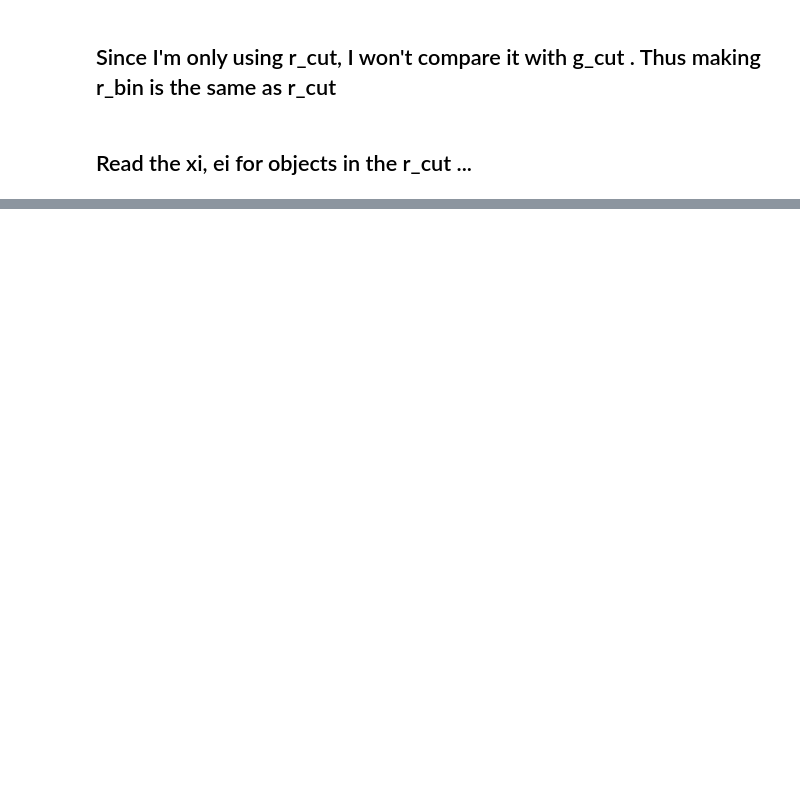
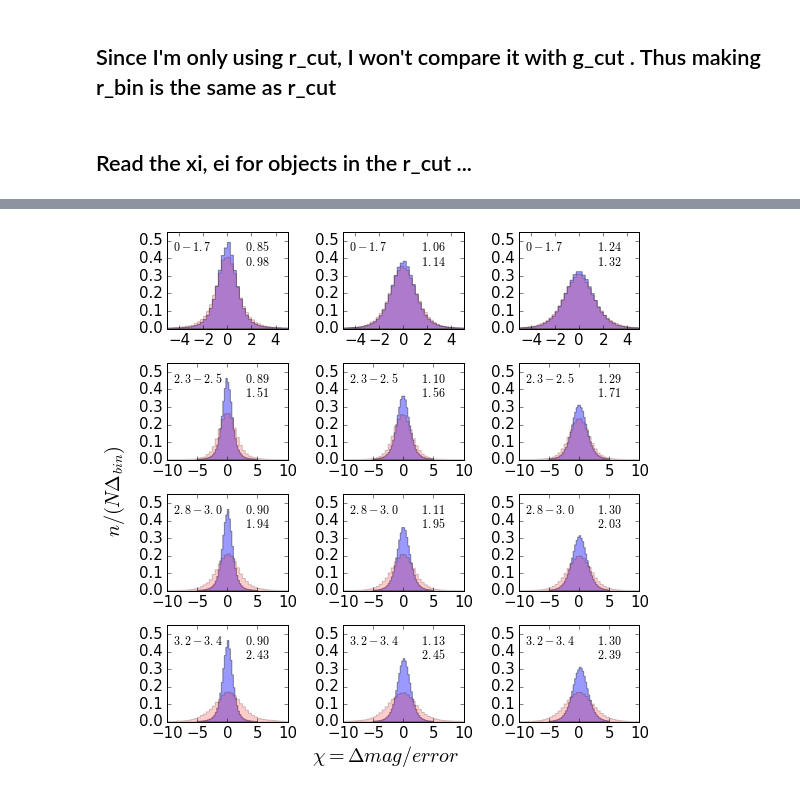
Before and after one commit to suberlak/CRTS_PROJECT, a Jupyter notebook: E_Fig_3_histogram_panels.ipynb, the cells around one changed output, grey strips where cells are left out. Cells and saved outputs as stored; diff of their text form; code cells hidden in the pictures; blank space fills up the shorter version.

Commit message:
cleaned up and updated correction factor calculation, validated

```diff
--- a/E_Fig_3_histogram_panels.ipynb
+++ b/E_Fig_3_histogram_panels.ipynb
@@ -349,0 +251,86 @@ plt.scatter(tau_min_arr, store_fc_starB[0,:])
+# %%
+# plot the same timescale-magnitude range before we get too specific...
+# if with one bin range it looks good, set testing = False, and run for all ...
+
+testing = False
+
+if testing is True :
+    # just for testing  - load only 1/16 files (one for QSO one for Stars) and experiment with how it looks
+    # if you use that, make sure to comment out those lines below !
+    j=0
+    i=0
+
+    datafileS = outDir+b+'_'+str(Min_arr[j])+'-'+str(Max_arr[j])+'_'+'starsB'+'_mi_tau_ei-log_tau_'+\
+                            str(tau_min_arr[i])+'-'+str(tau_max_arr[i])+'.txt'
+    vS = np.loadtxt(datafileS, unpack=True)
+
+    datafileQ = outDir+b+'_'+str(Min_arr[j])+'-'+str(Max_arr[j])+'_'+'qso'+'_mi_tau_ei-log_tau_'+\
+            str(tau_min_arr[i])+'-'+str(tau_max_arr[i])+'.txt'
+    vQ = np.loadtxt(datafileQ, unpack=True)
+    print('Read in the xi,tau,ei  data from \n %s and \n %s for testing...'%(datafileS, datafileQ))
+# %%
+import matplotlib
+matplotlib.rc('xtick', labelsize=15)
+matplotlib.rc('ytick', labelsize=15)
+
+%matplotlib inline
+
+fig, axs = plt.subplots(4,3, figsize=(8, 8))
+fig.subplots_adjust(wspace=0.46, hspace=0.36, left=0.12, right=0.94, bottom=0.10, top=0.95)
+
+# initiate a storage array for the robust widths of chi distributions ...
+store_fc_starB = np.zeros((3,4))
+
+for i in range(len(tau_max_arr)):  #
+    for j in range(len(Min_arr) ):  #
+
+        #a = coeffs['a'][coeffs['rMagMin'] == Min_arr[j]]
+        #b = coeffs['b'][coeffs['rMagMin'] == Min_arr[j]]
+        #tau = (tau_max_arr[i] + tau_min_arr[i])/2.0
+        #bin_fc = 1.0/ ( a* tau + b)
+
+        if testing is not True:
+            datafileS = outDir+'r_cut_'+str(Min_arr[j])+'-'+str(Max_arr[j])+'_'+'starsB'+'_mi_tau_ei-log_tau_'+\
+                        str(tau_min_arr[i])+'-'+str(tau_max_arr[i])+'.txt'
+            vS = np.loadtxt(datafileS, unpack=True)
+
+            datafileQ = outDir+'r_cut_'+str(Min_arr[j])+'-'+str(Max_arr[j])+'_'+'qso'+'_mi_tau_ei-log_tau_'+\
+                        str(tau_min_arr[i])+'-'+str(tau_max_arr[i])+'.txt'
+            vQ = np.loadtxt(datafileQ, unpack=True)
+
+        # calculate the robust width of the chi distribution ....
+        #chiS = vS[0]/(bin_fc*vS[2]) # applying the error correction : ei_corr = fc * ei
+        chiS = vS[0] / vS[2]
+        chiSok = chiS[np.abs(chiS)<5]
+        stdev_rob_S = 0.7414 *(np.percentile(chiSok,75) - np.percentile(chiSok,25) )
+
+        #chiQ = vQ[0]/(bin_fc*vQ[2]) # applying the correction
+        chiQ = vQ[0]/vQ[2]
+        chiQok = chiQ[np.abs(chiQ)<xlims_arr[i]]
+
+        # plot histograms
+        Xlabel = '$\chi = \Delta mag / error$'
+        Ylabel = '$n / (N\Delta_{bin})$'
+        Xmin = -xlims_arr[i]
+        Xmax = xlims_arr[i]
+        bins = 40
+        title= r'$ '+' '+ str(tau_min_arr[i])+'-'+str(tau_max_arr[i])+'$'
+        plot2Chistograms(chiQok, chiSok, Xmin=Xmin, Xmax=Xmax, Ymin=0.0,
+                             Ymax=0.55, Xlabel=Xlabel, Ylabel=Ylabel, ax=axs[i,j],bins=bins,
+                         title=title)
+        # save the value of robust width of stellar chi distribution...
+        stdev_rob_S = 0.7414 *(np.percentile(chiSok,75) - np.percentile(chiSok,25) )
+        #store_fc_starB[row,column] = [magnitude_max, deltaTrange]
+        store_fc_starB[j,i] = stdev_rob_S
+fig.text(0.5, 0.04, Xlabel, ha='center', va='center',fontsize=20)
+fig.text(0.03, 0.5, Ylabel, ha='center', va='center', rotation='vertical',fontsize=20)
+
+#name = 'poster_r_cut_qso_starsB_histogram_grid.png'
+#name = None
+name = outDir+'Fig_3_histogram_panels.png'
+if (name is None):
+    plt.show()
+else:
+    print('saving plot to: %s'%name)
+    plt.savefig(name, bbox_inches='tight')
+# %% [output]
@@ -349,0 +338 @@ plt.scatter(tau_min_arr, store_fc_starB[0,:])
+[figure, added]
```
Also changed, not shown: parts of 45 cells of this notebook.
